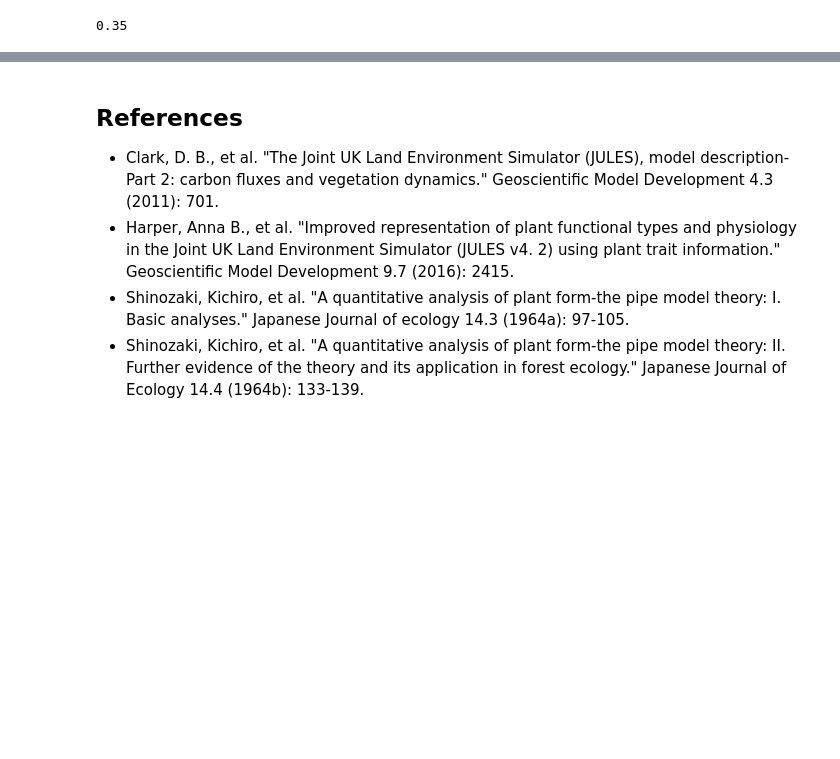
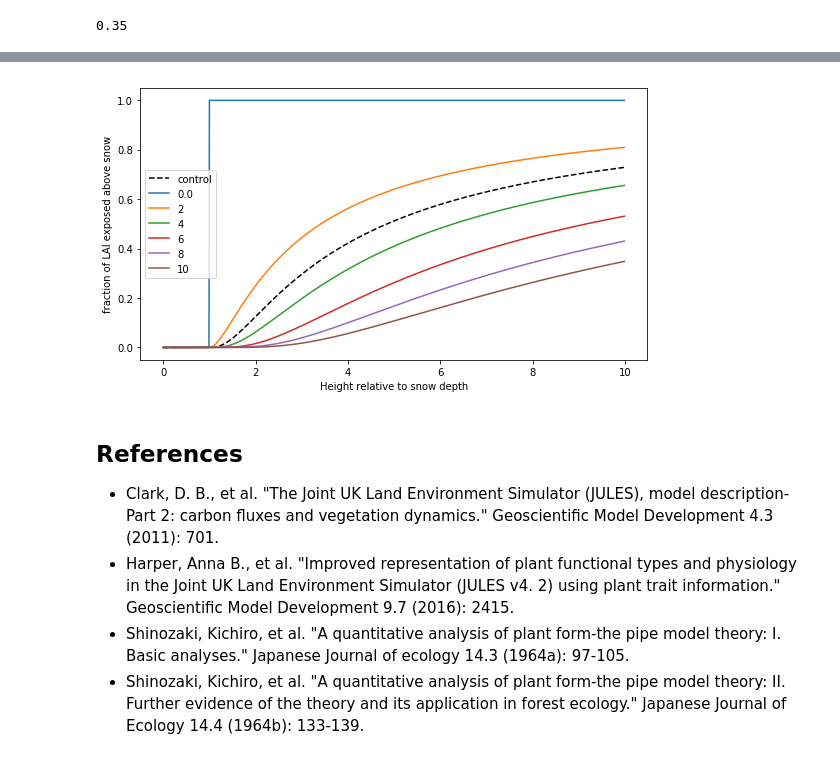
Before and after one commit to douglask3/UKESM_albedo_tile_optimization, a Jupyter notebook: docs/NH_SW_BGC.ipynb, the cells around one changed output, grey strips where cells are left out. Cells and saved outputs as stored; diff of their text form; code cells hidden in the pictures; blank space fills up the shorter version.

```diff
--- a/docs/NH_SW_BGC.ipynb
+++ b/docs/NH_SW_BGC.ipynb
@@ -257,3 +289,30 @@ height(LAI_b = 0.7, a_wl = 0.005, b_wl = 2)
+# %%
+ def lai_exposed(lai, snowdepth, height, n):
+    lai = lai * (1 - snowdepth / height) ** n
+    lai[height < snowdepth] = 0.0
+    return lai
+
+
+
+height   = np.arange(0.0, 10.0, 0.01)
+nControl = 3
+nTest    = [0.0, 2, 4, 6, 8, 10]
+
+
+lai_Control = lai_exposed(1.0, 1.0, height, nControl)
+
+plt.subplot(1,2,1)
+plt.plot(height, lai_Control, 'k--', label = 'control')
+for n in nTest:
+    lai_test = lai_exposed(1.0, 1.0, height, n)
+    plt.plot(height, lai_test, label = str(n))
+
+plt.legend()
+plt.xlabel('Height relative to snow depth')
+plt.ylabel('fraction of LAI exposed above snow')
+plt.show()
+# %% [output]
+[figure, added]
 # %% [markdown]
 ## References
 
```
Also changed, not shown: parts of 4 cells of this notebook, 9 other files.
